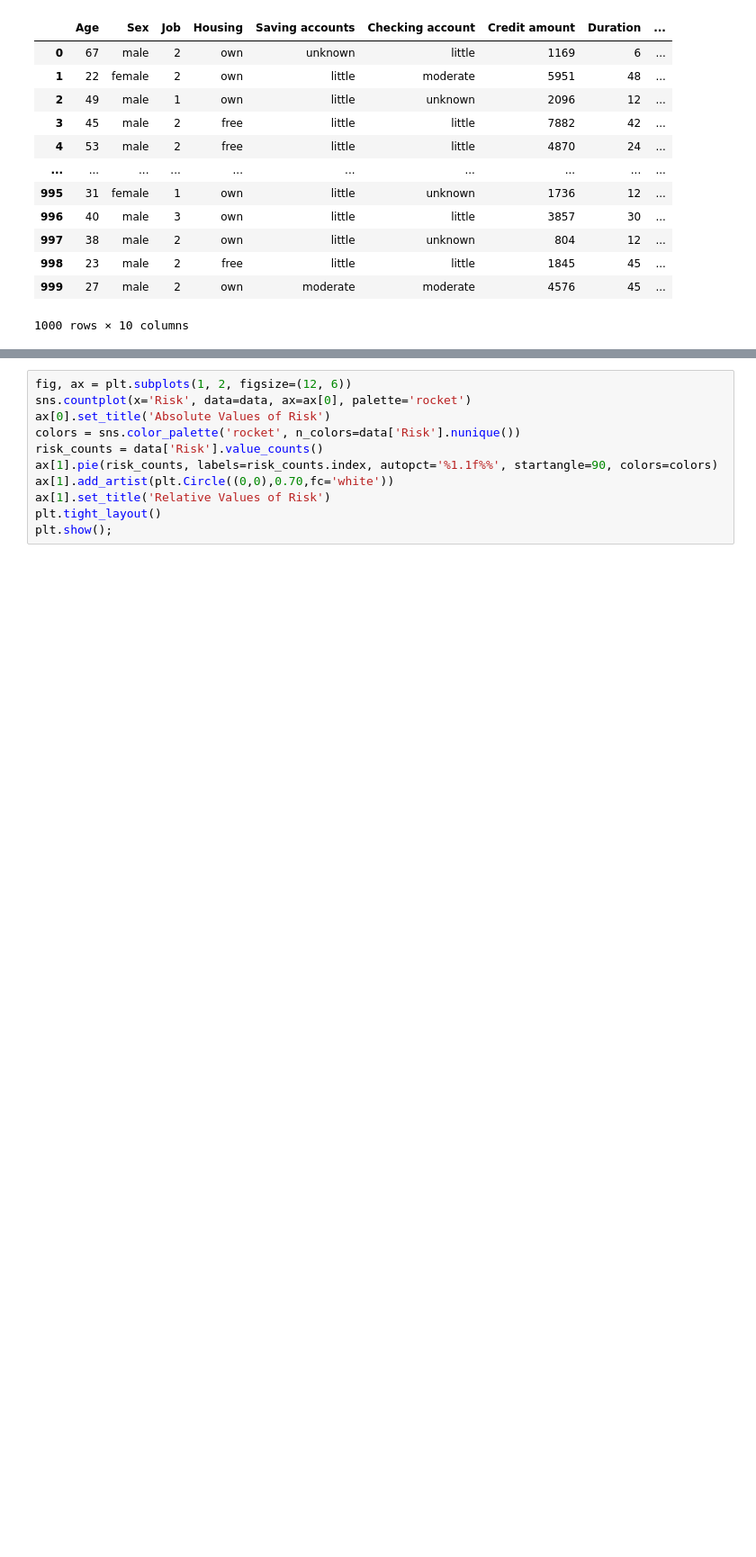
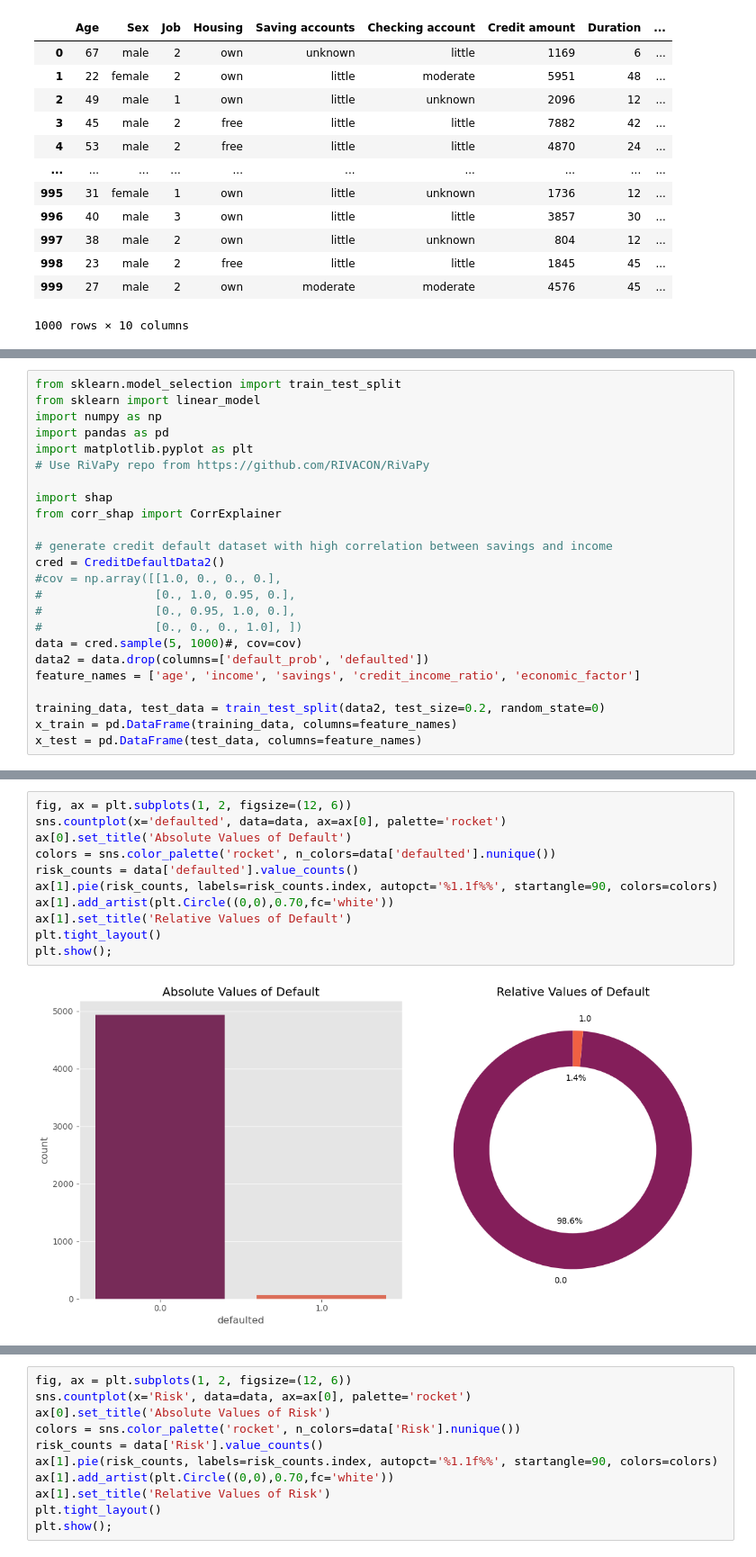
Before and after one commit to RIVACON/RiVaPy, a Jupyter notebook: notebooks/credit/creditdefault_KI.ipynb, the cells around one changed output, grey strips where cells are left out. Shown at 90% size. Drawn from its saved outputs; the diff is of its cells as text; blank space fills up the shorter version.

```diff
--- a/notebooks/credit/creditdefault_KI.ipynb
+++ b/notebooks/credit/creditdefault_KI.ipynb
@@ -193,0 +316,24 @@ data
+# %%
+from sklearn.model_selection import train_test_split
+from sklearn import linear_model
+import numpy as np
+import pandas as pd
+import matplotlib.pyplot as plt
+# Use RiVaPy repo from https://github.com/RIVACON/RiVaPy
+
+import shap
+from corr_shap import CorrExplainer
+
+# generate credit default dataset with high correlation between savings and income
+cred = CreditDefaultData2()
+#cov = np.array([[1.0, 0., 0., 0.],
+#                [0., 1.0, 0.95, 0.],
+#                [0., 0.95, 1.0, 0.],
+#                [0., 0., 0., 1.0], ])
+data = cred.sample(5, 1000)#, cov=cov)
+data2 = data.drop(columns=['default_prob', 'defaulted'])
+feature_names = ['age', 'income', 'savings', 'credit_income_ratio', 'economic_factor']
+
+training_data, test_data = train_test_split(data2, test_size=0.2, random_state=0)
+x_train = pd.DataFrame(training_data, columns=feature_names)
+x_test = pd.DataFrame(test_data, columns=feature_names)
@@ -193,0 +356,13 @@ data
+# %%
+fig, ax = plt.subplots(1, 2, figsize=(12, 6))
+sns.countplot(x='defaulted', data=data, ax=ax[0], palette='rocket')
+ax[0].set_title('Absolute Values of Default')
+colors = sns.color_palette('rocket', n_colors=data['defaulted'].nunique())
+risk_counts = data['defaulted'].value_counts()
+ax[1].pie(risk_counts, labels=risk_counts.index, autopct='%1.1f%%', startangle=90, colors=colors)
+ax[1].add_artist(plt.Circle((0,0),0.70,fc='white'))
+ax[1].set_title('Relative Values of Default')
+plt.tight_layout()
+plt.show();
+# %% [output]
+[figure, added]
```
Also changed, not shown: parts of 16 cells of this notebook.
